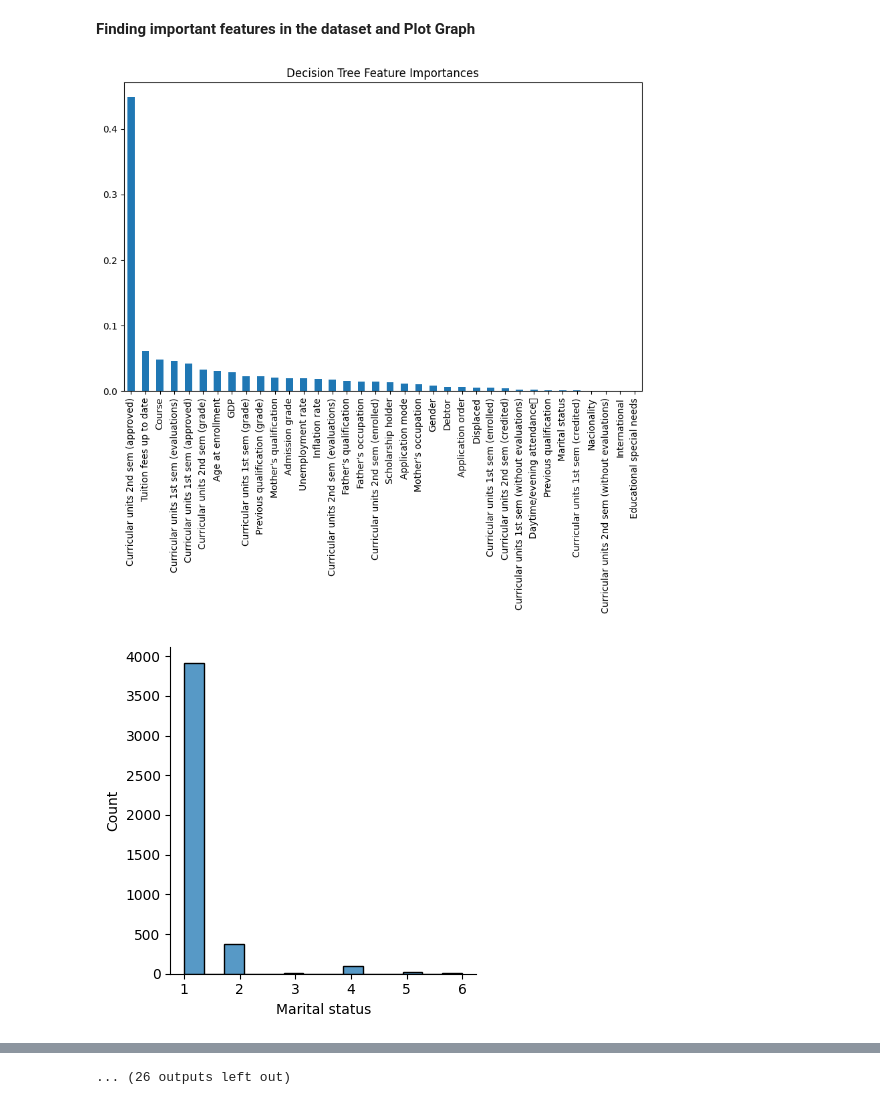
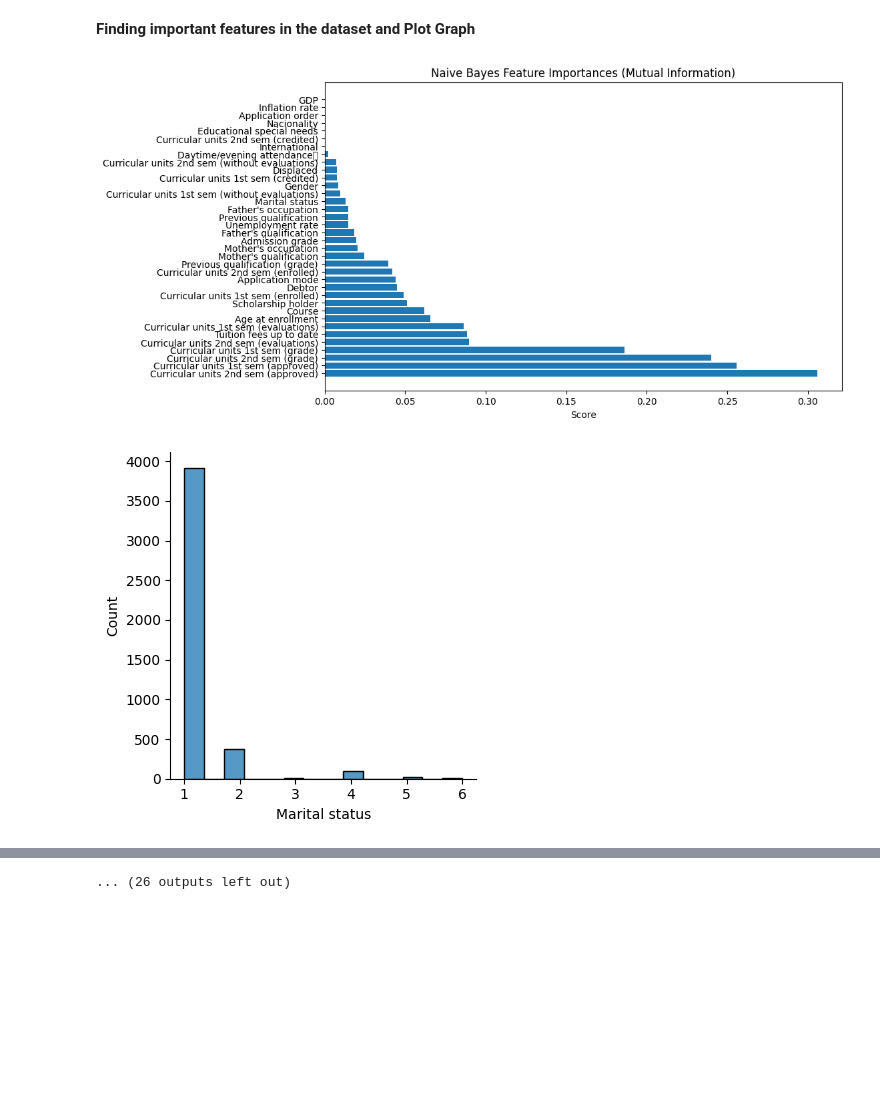
Before and after one commit to Syphonphilter/Drop-out-Prediction-using-Random-Forest-Classifier, a Jupyter notebook: Dropout_Classification_ML_Project.ipynb, the cells around one changed output, grey strips where cells are left out. Cells and saved outputs as stored; diff of their text form; code cells hidden in the pictures; blank space fills up the shorter version.

Commit message:
Naive Bayes implementation

```diff
--- a/Dropout_Classification_ML_Project.ipynb
+++ b/Dropout_Classification_ML_Project.ipynb
@@ -49,6 +50,8 @@ Classifier_Random_Forest = "RandomForest"
 Classifier_KNN_Classifier = "KNN-Classifier"
 Classifier_Logistic_Regression = "Logistic-Regression"
 Classifier_Decision_Tree = "Decision-Tree"
+Classifier_NB = "Naive-Bayes"
+Classifier_SVM = "SVM"
 # %% [markdown]
 **Import CSV file in python and display data**
 # %%
@@ -316,34 +363,60 @@ elif SelectedClassifier == Classifier_Random_Forest:
     best_rf = rand_search.best_estimator_
     # Create a series containing feature importances from the model and feature names from the training data
     feature_importances = pd.Series(best_rf.feature_importances_, index=x_train.columns).sort_values(ascending=False)
     # Plot a simple bar chart
     plt.figure(figsize=(10,6))
     feature_importances.plot.bar();
 elif SelectedClassifier == Classifier_Logistic_Regression:
     best_lr = rand_search.best_estimator_
     feature_coefficients = pd.Series(best_lr.coef_[0], index=x_train.columns).sort_values(ascending=False)
     # Plot a simple bar chart
     plt.figure(figsize=(10, 6))
     feature_coefficients.plot.bar()
     plt.title("Logistic Regression Feature Importances")
     plt.show()
 
 elif SelectedClassifier == Classifier_Decision_Tree:
     best_dt = rand_search.best_estimator_
     feature_importances = pd.Series(best_dt.feature_importances_, index=x_train.columns).sort_values(ascending=False)
     # Plot a simple bar chart
     plt.figure(figsize=(10, 6))
     feature_importances.plot.bar()
     plt.title("Decision Tree Feature Importances")
     plt.show()
 
+elif SelectedClassifier == Classifier_NB:
+    from sklearn.feature_selection import SelectKBest, chi2, mutual_info_classif
+
+    # Assuming you've trained a Naive Bayes classifier and named it 'naive_bayes_classifier'
+    # You can replace this with your actual Naive Bayes classifier
+
+    # Create SelectKBest with chi-squared or mutual information
+    k_best = SelectKBest(score_func=mutual_info_classif, k='all')
+
+    # Fit and transform the feature selection method on the training data
+    x_train_selected = k_best.fit_transform(x_train, y_train)
+
+    # Get the scores of feature importance
+    feature_scores = k_best.scores_
+
+    # Create a Pandas DataFrame to associate features with their scores
+    feature_importances = pd.DataFrame({'Feature': x_train.columns, 'Score': feature_scores})
+    feature_importances = feature_importances.sort_values(by='Score', ascending=False)
+
+    # Plot a bar chart to visualize feature importances
+    plt.figure(figsize=(10, 6))
+    plt.barh(feature_importances['Feature'], feature_importances['Score'])
+    plt.title("Naive Bayes Feature Importances (Mutual Information)")
+    plt.xlabel("Score")
+    plt.show()
+
 else:
     print("No Classifier selected")
 
 for i in data.columns:
   sns.displot(data=data, x=i, height=4)
 # %% [output]
-[figure, old version]
+[figure, new version]
 [figure]
 [figure]
 [figure]
```
Also changed, not shown: parts of 6 cells of this notebook.
